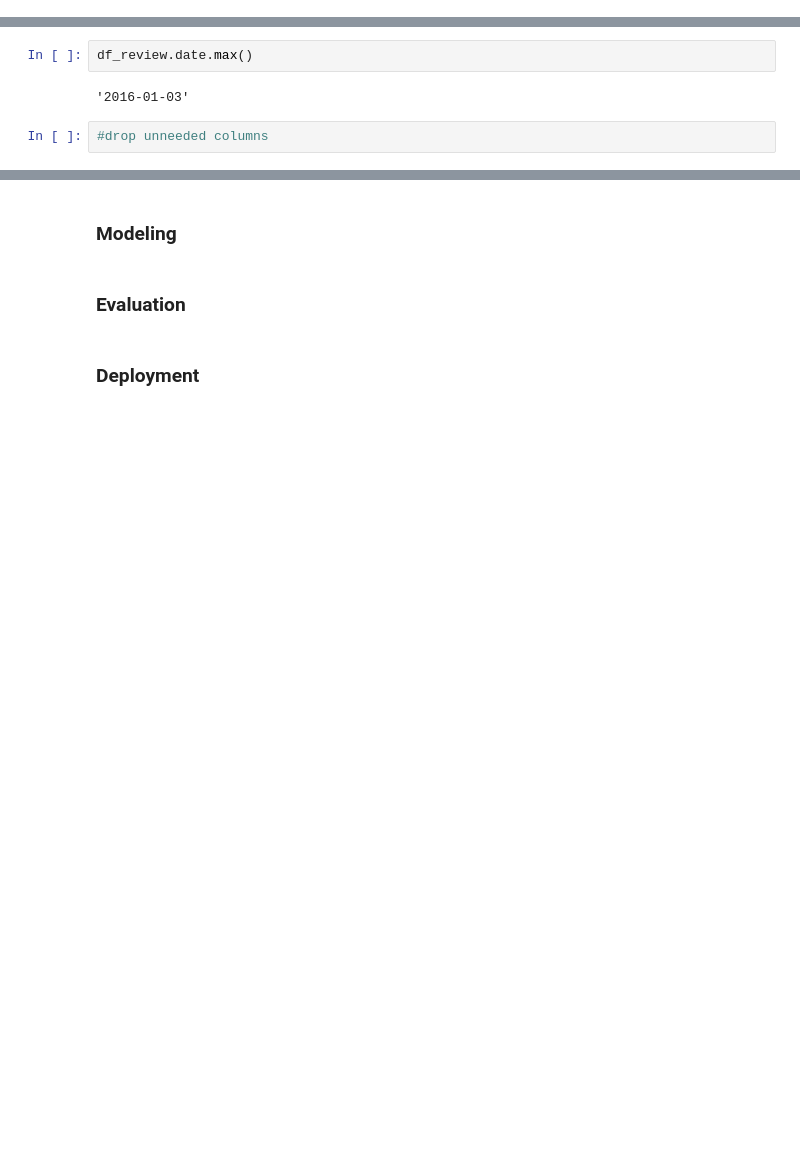
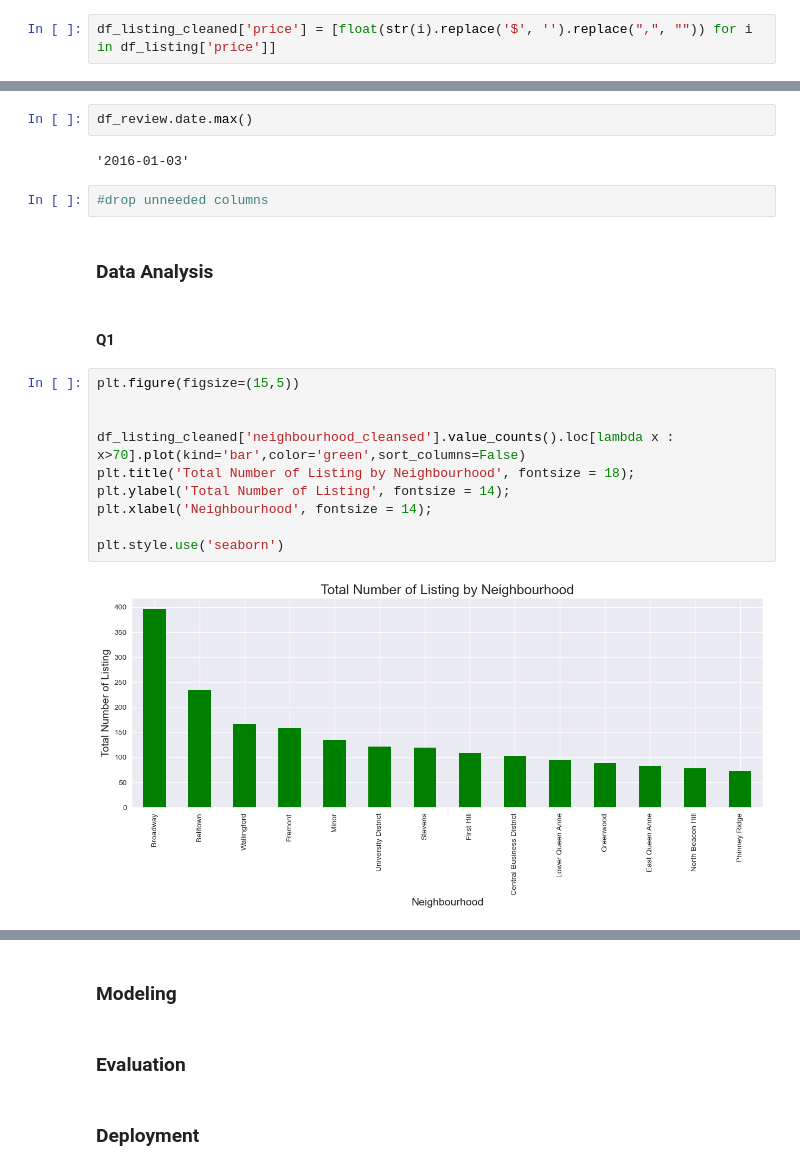
Before and after one commit to Abd97saad/SeattleAirbnb-Analysis, a Jupyter notebook: SeattleAirbnbOpenDataAnalysis.ipynb, the cells around one changed output, grey strips where cells are left out. Drawn from its saved outputs; the diff is of its cells as text; blank space fills up the shorter version.

```diff
--- a/SeattleAirbnbOpenDataAnalysis.ipynb
+++ b/SeattleAirbnbOpenDataAnalysis.ipynb
@@ -196,3 +210,5 @@ require_guest_phone_verification       0
 calculated_host_listings_count         0
 reviews_per_month                    627
 dtype: int64
+# %%
+df_listing_cleaned['price'] = [float(str(i).replace('$', '').replace(",", "")) for i in df_listing['price']]
@@ -217,3 +268,19 @@ df_review.date.max()
 '2016-01-03'
 # %%
 #drop unneeded columns
+# %% [markdown]
+### Data Analysis
+# %% [markdown]
+#### Q1
+# %%
+plt.figure(figsize=(15,5))
+
+
+df_listing_cleaned['neighbourhood_cleansed'].value_counts().loc[lambda x : x>70].plot(kind='bar',color='green',sort_columns=False)
+plt.title('Total Number of Listing by Neighbourhood', fontsize = 18);
+plt.ylabel('Total Number of Listing', fontsize = 14);
+plt.xlabel('Neighbourhood', fontsize = 14);
+
+plt.style.use('seaborn')
+# %% [output]
+[figure, added]
```
Also changed, not shown: parts of 14 cells of this notebook.
